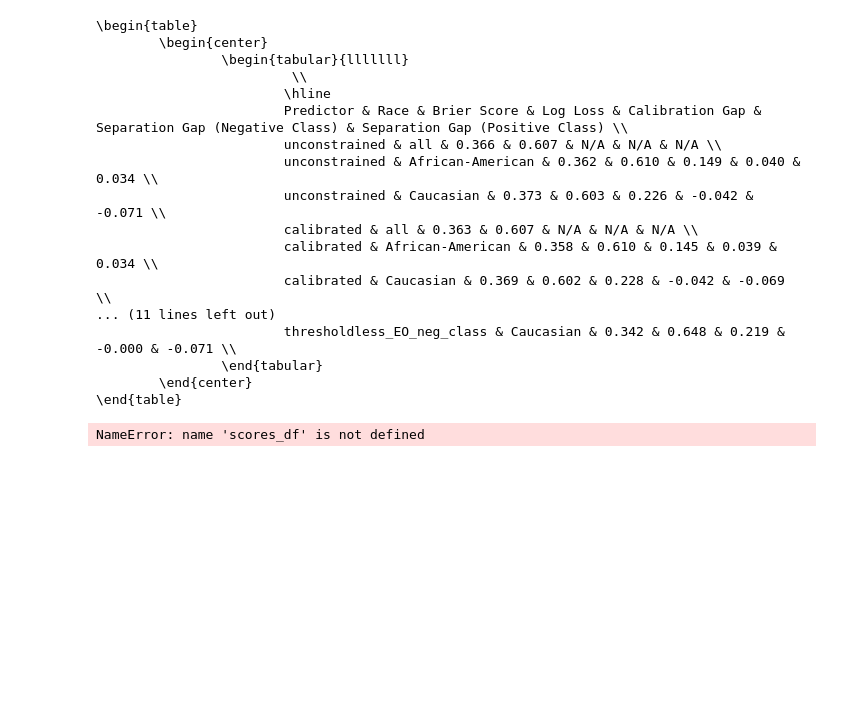
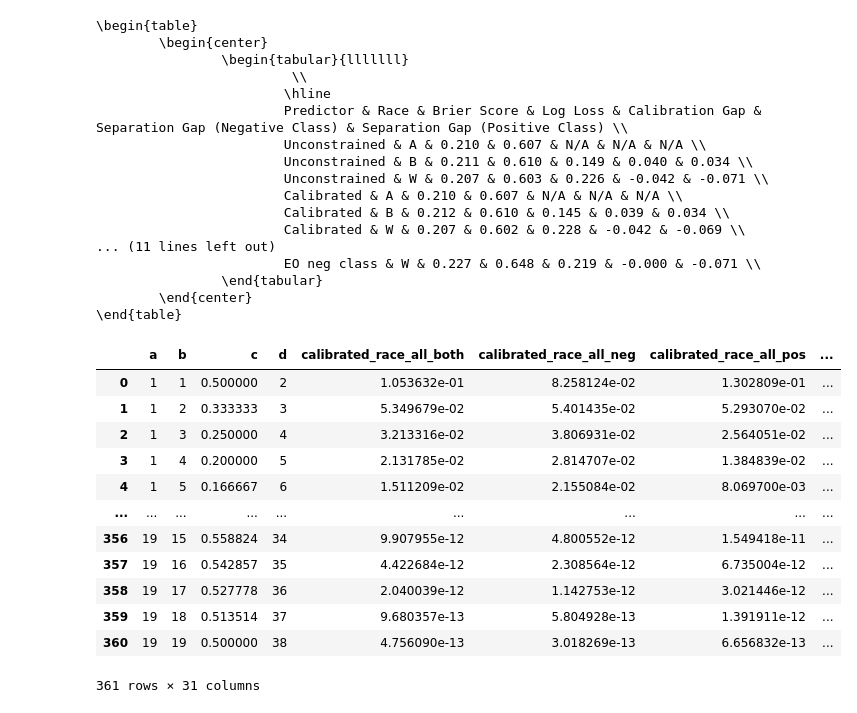
Before and after one commit to karaschechtman/cs281-project, a Jupyter notebook: analysis.ipynb, the cells around one changed output. Cells and saved outputs as stored; diff of their text form; code cells hidden in the pictures; blank space fills up the shorter version.

Commit message:
fixing isolation of classes; adding analysis of c and d

```diff
--- a/analysis.ipynb
+++ b/analysis.ipynb
@@ -62,7 +62,11 @@ less_EO_n
 eg_class
 # %%
 # for latex :~)
-print(draw_latex(table).replace('nan','N/A'))
+print(draw_latex(table).replace('nan','N/A').replace(
+    'calibrated_race','GC').replace('thresholdless_','').replace(
+        '_',' ').replace('all','A').replace('African-American','B').replace(
+            'Caucasian','W').replace('calibrated','Calibrated').replace(
+                'unconstrained','Unconstrained'))
 # %% [output]
 \begin{table}
         \begin{center}
@@ -70,32 +74,51 @@ print(draw_latex(table).replace('nan','N/A'))
                          \\
                         \hline
                         Predictor & Race & Brier Score & Log Loss & Calibration Gap & Separation Gap (Negative Class) & Separation Gap (Positive Class) \\
-                        unconstrained & all & 0.366 & 0.607 & N/A & N/A & N/A \\
-                        unconstrained & African-American & 0.362 & 0.610 & 0.149 & 0.040 & 0.034 \\
-                        unconstrained & Caucasian & 0.373 & 0.603 & 0.226 & -0.042 & -0.071 \\
-                        calibrated & all & 0.363 & 0.607 & N/A & N/A & N/A \\
-                        calibrated & African-American & 0.358 & 0.610 & 0.145 & 0.039 & 0.034 \\
-                        calibrated & Caucasian & 0.369 & 0.602 & 0.228 & -0.042 & -0.069 \\
+                        Unconstrained & A & 0.210 & 0.607 & N/A & N/A & N/A \\
+                        Unconstrained & B & 0.211 & 0.610 & 0.149 & 0.040 & 0.034 \\
+                        Unconstrained & W & 0.207 & 0.603 & 0.226 & -0.042 & -0.071 \\
+                        Calibrated & A & 0.210 & 0.607 & N/A & N/A & N/A \\
+                        Calibrated & B & 0.212 & 0.610 & 0.145 & 0.039 & 0.034 \\
+                        Calibrated & W & 0.207 & 0.602 & 0.228 & -0.042 & -0.069 \\
 ... (11 lines left out)
-                        thresholdless_EO_neg_class & Caucasian & 0.342 & 0.648 & 0.219 & -0.000 & -0.071 \\
+                        EO neg class & W & 0.227 & 0.648 & 0.219 & -0.000 & -0.071 \\
                 \end{tabular}
         \end{center}
 \end{table}
 # %%
 # Add scores from the beta predictor
 rows=[]
+SELECT_PREDICTORS = ['calibrated_race','thresholdless_EO']
+CLASSES = [([0,1],'both'),([0],'neg'),([1],'pos')]
+RACES_GROUPS = [(['African-American','Caucasian'],'all'),(['African-American'],'African American'),(['Caucasian'],'Caucasian')]
 for a,b in itertools.product(range(1,20),repeat=2):
-    scores = {'a' : a , 'b' : b}
-    for predictor in PREDICTOR_TYPES:
+    scores = {'a' : a , 'b' : b, 'c': a/(a+b), 'd':a+b}
+    for predictor in SELECT_PREDICTORS:
         scorer = BetaScorer(a,b)
-        results = scorer.score_many(df['two_year_recid'],df[predictor],df['race'])
-        for race in RACES:
-            scores[predictor + '_' + race] = results[race]
+        df[predictor + '_score'] = df.apply(lambda row: scorer.score(row['two_year_recid'],row[predictor]),axis=1)
+        for race in RACES_GROUPS:
+            for c in CLASSES:
+                scores[predictor + '_' + race[1] + '_' + c[1]] = np.mean(df[(df['two_year_recid'].isin(c[0])) & (df['race'].isin(race[0]))][predictor+'_score'])
     rows.append(scores)
 
-for t in [p for p in PREDICTOR_TYPES if p.startswith('thresholdless')]:
-    prefix = t.replace("thresholdless_","")
-    for race in RACES:
-        scores_df['cal_%s_pdiff_%s' % (prefix,race)] = scores_df[['calibrated_race_' + race,t+'_'+race]].pct_change(axis=1)[t+'_'+race]
+scores_df = pd.DataFrame.from_records(rows)
+for race in RACES_GROUPS:
+    for c in CLASSES:
+        names = (race[1],c[1])
+        scores_df['cal_EO_pdiff_%s_%s' % names] = scores_df[['calibrated_race_%s_%s' % names, 'thresholdless_EO_%s_%s' % names]].pct_change(axis=1)['thresholdless_EO_%s_%s'%names]
-# %% [output]
-NameError: name 'scores_df' is not defined
+# %%
+scores_df
+# %% [output]
+|  | a | b | c | d | calibrated_race_all_both | calibrated_race_all_neg | calibrated_race_all_pos | ... |
+| 0 | 1 | 1 | 0.500000 | 2 | 1.053632e-01 | 8.258124e-02 | 1.302809e-01 | ... |
+| 1 | 1 | 2 | 0.333333 | 3 | 5.349679e-02 | 5.401435e-02 | 5.293070e-02 | ... |
+| 2 | 1 | 3 | 0.250000 | 4 | 3.213316e-02 | 3.806931e-02 | 2.564051e-02 | ... |
+| 3 | 1 | 4 | 0.200000 | 5 | 2.131785e-02 | 2.814707e-02 | 1.384839e-02 | ... |
+| 4 | 1 | 5 | 0.166667 | 6 | 1.511209e-02 | 2.155084e-02 | 8.069700e-03 | ... |
+| ... | ... | ... | ... | ... | ... | ... | ... | ... |
+| 356 | 19 | 15 | 0.558824 | 34 | 9.907955e-12 | 4.800552e-12 | 1.549418e-11 | ... |
+| 357 | 19 | 16 | 0.542857 | 35 | 4.422684e-12 | 2.308564e-12 | 6.735004e-12 | ... |
+| 358 | 19 | 17 | 0.527778 | 36 | 2.040039e-12 | 1.142753e-12 | 3.021446e-12 | ... |
+| 359 | 19 | 18 | 0.513514 | 37 | 9.680357e-13 | 5.804928e-13 | 1.391911e-12 | ... |
+| 360 | 19 | 19 | 0.500000 | 38 | 4.756090e-13 | 3.018269e-13 | 6.656832e-13 | ... |
+361 rows × 31 columns
```
Also changed, not shown: parts of 5 cells of this notebook.
